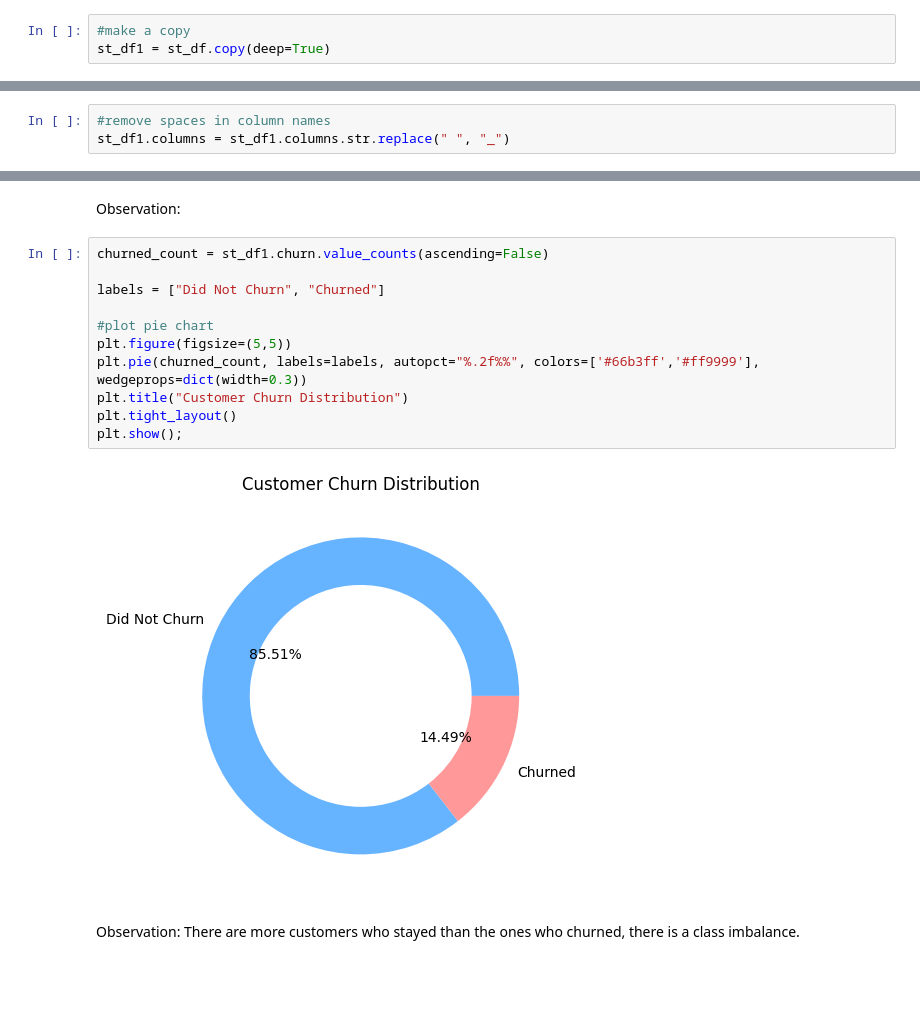
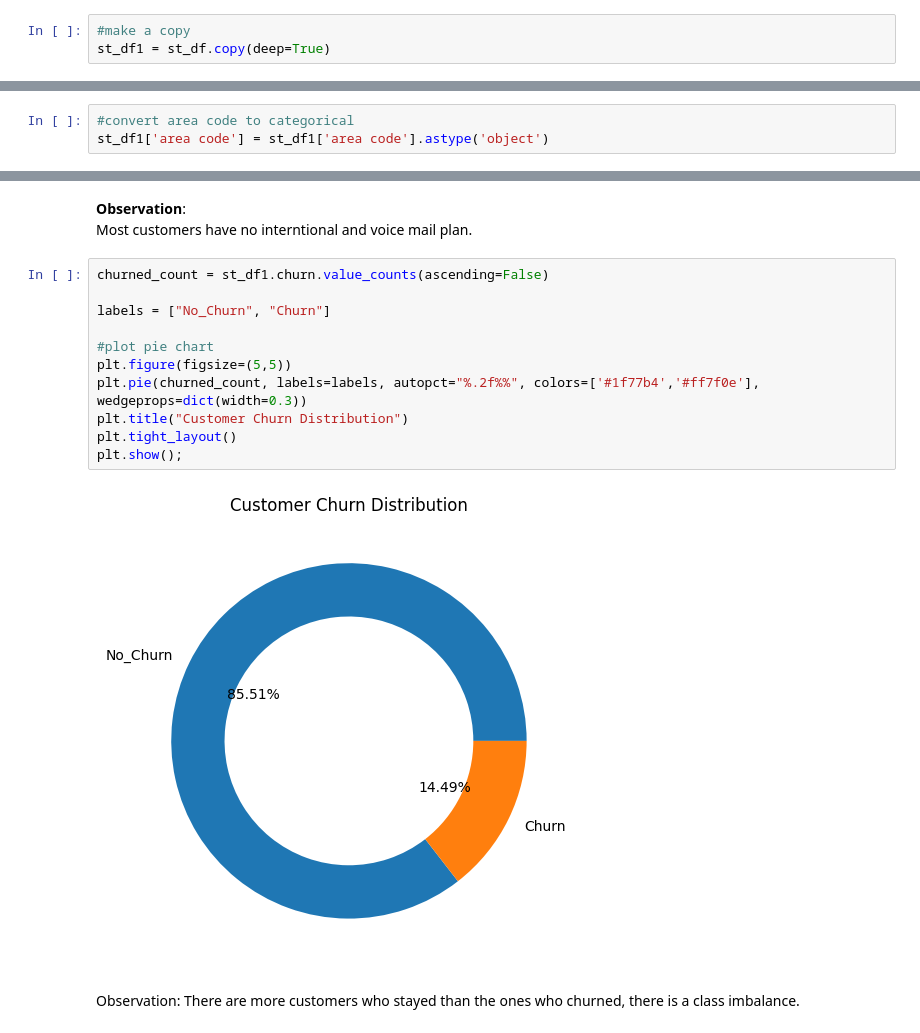
Before and after one commit to JoshuaKiluu/syria-tel-churn-prediction, a Jupyter notebook: index.ipynb, the cells around one changed output, grey strips where cells are left out. Drawn from its saved outputs; the diff is of its cells as text; blank space fills up the shorter version.

```diff
--- a/index.ipynb
+++ b/index.ipynb
@@ -452,6 +353,6 @@ st_df1 = st_df.copy(deep=True)
 st_df1 = st_df1.drop(columns=["phone number"])
-# %%
-#remove spaces in column names
-st_df1.columns = st_df1.columns.str.replace(" ", "_")
+# %%
+#convert area code to categorical
+st_df1['area code'] = st_df1['area code'].astype('object')
 # %% [markdown]
 ## Exploratory Data Analysis
@@ -537,20 +414,21 @@ for col in cat_coln:
 [figure]
 [figure]
 # %% [markdown]
-Observation:
+**Observation**:
+Most customers have no interntional and voice mail plan.
 # %%
 churned_count = st_df1.churn.value_counts(ascending=False)
 
-labels = ["Did Not Churn", "Churned"]
+labels = ["No_Churn", "Churn"]
 
 #plot pie chart
 plt.figure(figsize=(5,5))
-plt.pie(churned_count, labels=labels, autopct="%.2f%%", colors=['#66b3ff','#ff9999'], wedgeprops=dict(width=0.3))
+plt.pie(churned_count, labels=labels, autopct="%.2f%%", colors=['#1f77b4','#ff7f0e'], wedgeprops=dict(width=0.3))
 plt.title("Customer Churn Distribution")
 plt.tight_layout()
 plt.show();
 # %% [output]
-[figure, old version]
+[figure, new version]
 # %% [markdown]
 Observation: There are more customers who stayed than the ones who churned, there is a class imbalance.
 # %%
```
Also changed, not shown: parts of 75 cells of this notebook.
